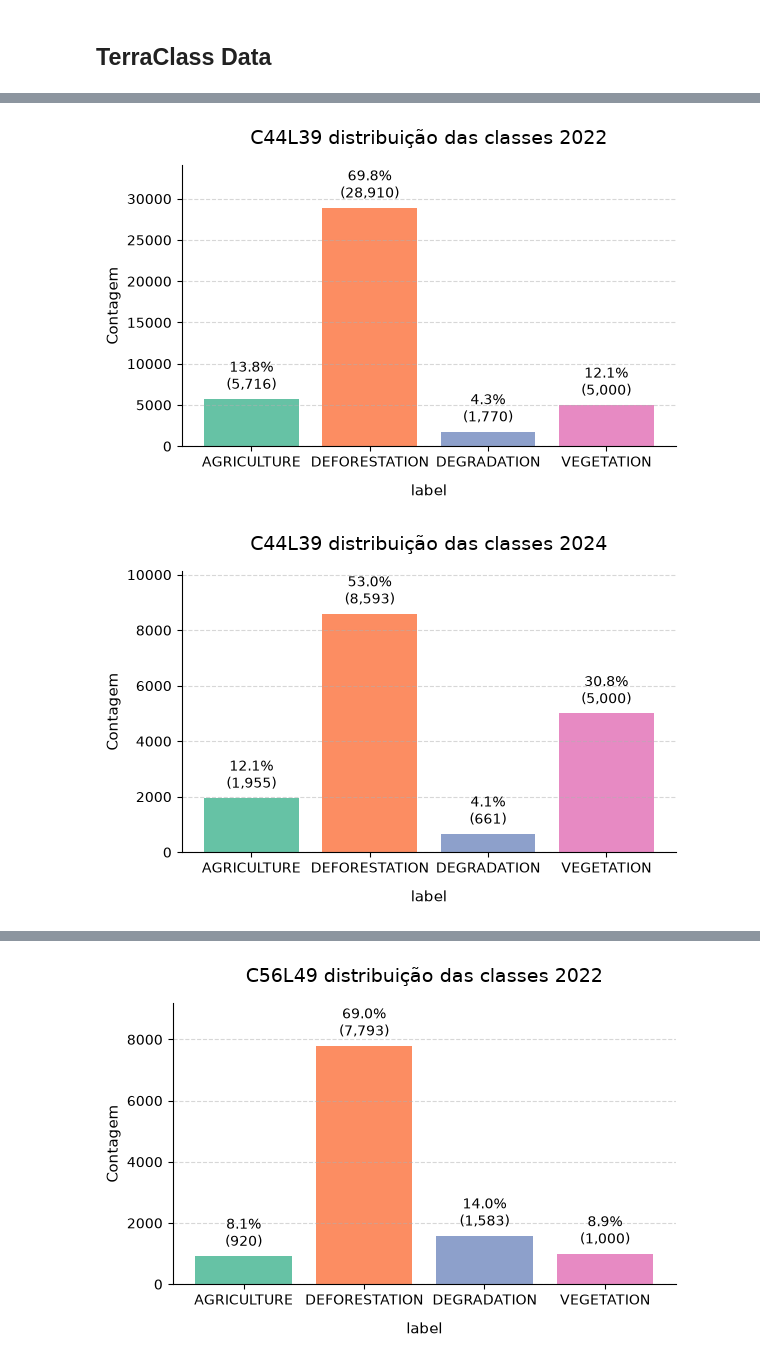
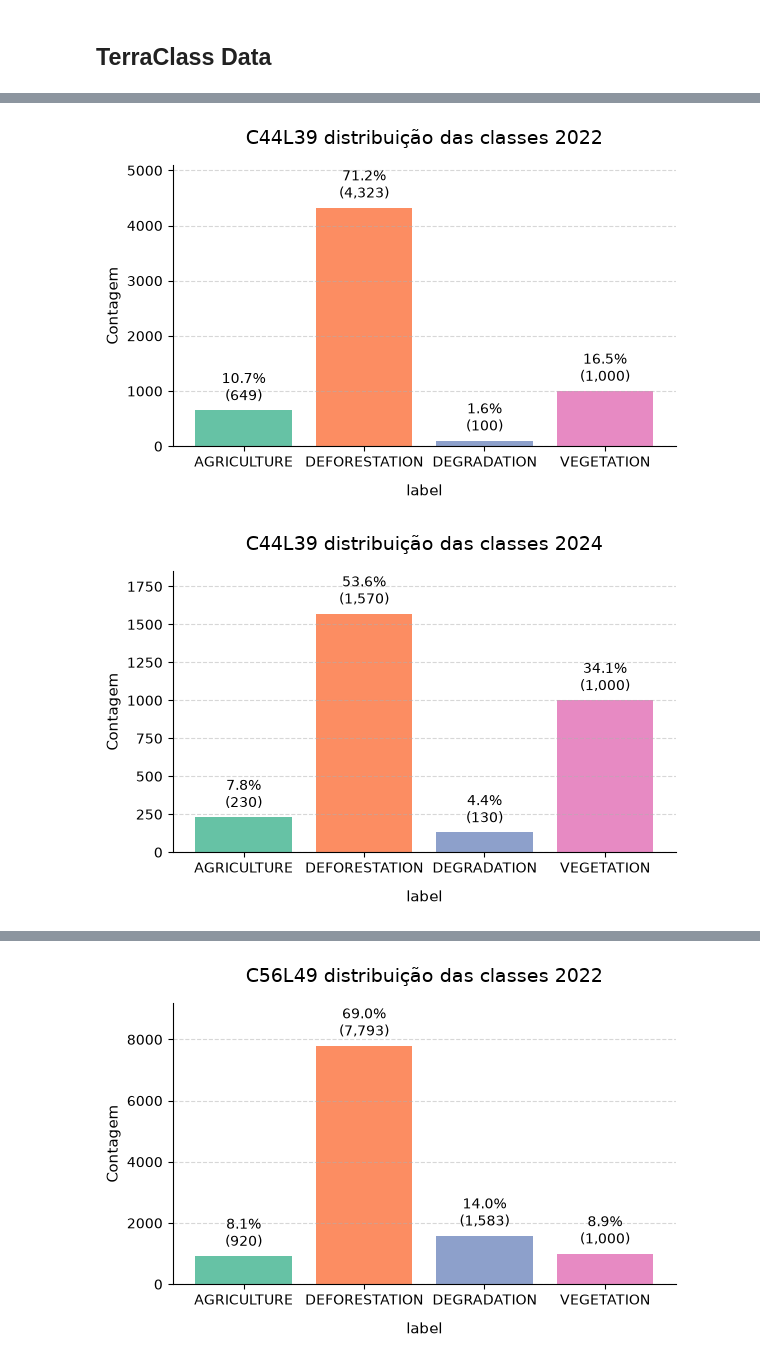
Before and after one commit to AbnerErnaniADSFatec/analise-disturbios-gfm, a Jupyter notebook: 1_preprocessing-samples.ipynb, the cells around one changed output, grey strips where cells are left out. Drawn from its saved outputs; the diff is of its cells as text; code cells hidden in the pictures.

```diff
--- a/1_preprocessing-samples.ipynb
+++ b/1_preprocessing-samples.ipynb
@@ -71,7 +71,7 @@ amazonia_terraclass_mask = {
 amazonia_terraclass_label_mask = {
     'VEGETACAO NATURAL FLORESTAL PRIMARIA': "VEGETATION"
 }
-veg_n_samples = 5000
+veg_n_samples = 1000
 
 class_column = "class_multisource"
 date_column = "date_multisource"
@@ -86,7 +86,16 @@ n_points_per_deter = 1
 for year in years_:
     for tile_id in tile_ids:
         samples_file_name = f"Aut_{tile_id}_preclass"
+        mask_file_name = f"MaskSources_{tile_id}"
         tile_file_name = f"tile_{tile_id}_WGS84"
+
+        mask_source = gpd.read_file(f"{tiles_path}/{tile_id}/{mask_file_name}.gpkg")
+        mask_source["label"] = mask_source["family_class"]
+        mask_source = mask_source[["label", "geometry"]]
+        mask_source = dissolver_por_classe(
+            mask_source,
+            coluna_classe='label'
+        )
 
         tile = gpd.read_file(f"{tiles_path}/{tile_id}/{tile_file_name}.gpkg")
         if tile.crs != "EPSG:4326":
@@ -111,35 +120,67 @@ for year in years_:
 
         for label in labels:
             samples.loc[samples[class_column] == label, class_column] = label_mask[label]
 
         samples["label"] = samples[class_column]
         samples["tile"] = tile_id
         samples["year"] = year
         samples = samples[["year", "label", "tile", "geometry"]]
 
         samples.to_csv(f"{samples_path}/samples_{tile_id}_{year}.csv", index=False)
 
         samples_points = sample_points_in_polygons(
-            samples, n_points_per_polygon=1, top_n=1,
-            class_column="label", negative_buffer=5
+            samples,
+            n_points_per_polygon=20,
+            top_n=1,
+            class_column="label",
+            negative_buffer=5,
+            max_eroded_ratio=0.5,
+            exclude_gdf=mask_source,
+            exclude_buffer=20,
+            min_distance=10
         )
 
         samples_points["tile"] = tile_id
         samples_points["year"] = year
         samples_points = samples_points[["year", "label", "tile", "geometry"]]
 
-        samples_veg = extract_samples_from_tiff(amazonia_class[year]["raster"], amazonia_terraclass_mask, year, veg_n_samples, tile)
+        mask_source = pd.concat([
+            dissolver_por_classe(
+                samples[["label", "geometry"]],
+                coluna_classe='label'
+            ),
+            mask_source
+        ], ignore_index=True)
+
+        samples_veg = extract_samples_from_tiff(
+            amazonia_class[year]["raster"],
+            amazonia_terraclass_mask,
+            year,
+            veg_n_samples,
+            tile,
+            exclude_gdf=mask_source,
+            exclude_buffer=40
+        )
         samples_veg = samples_veg.to_crs(samples.crs)
 
         class_column = "label"
         labels = list(set(samples_veg[class_column]))
         for label in labels:
             samples_veg.loc[samples_veg[class_column] == label, class_column] = amazonia_terraclass_label_mask[label]
 
         samples_points = pd.concat([samples_points, samples_veg], ignore_index=True)
         samples_points.to_csv(f"{samples_path}/samples_{tile_id}_{year}_points.csv", index=False)
 
         plot_balance_bar(samples_points, "label", f"{tile_id} distribuição das classes {year}", figsize = (6, 4))
+
+        # balanced_points = balance_samples(
+        #     df=samples_points,
+        #     class_column="label",
+        #     n_samples=700,
+        #     random_state=42
+        # )
+
+        # plot_balance_bar(balanced_points, "label", f"{tile_id} distribuição das classes {year}", figsize = (6, 4))
 # %% [output]
-[figure, old version]
+[figure, new version]
-[figure, old version]
+[figure, new version]
```
Also changed, not shown: parts of 3 cells of this notebook, 14 other files.
